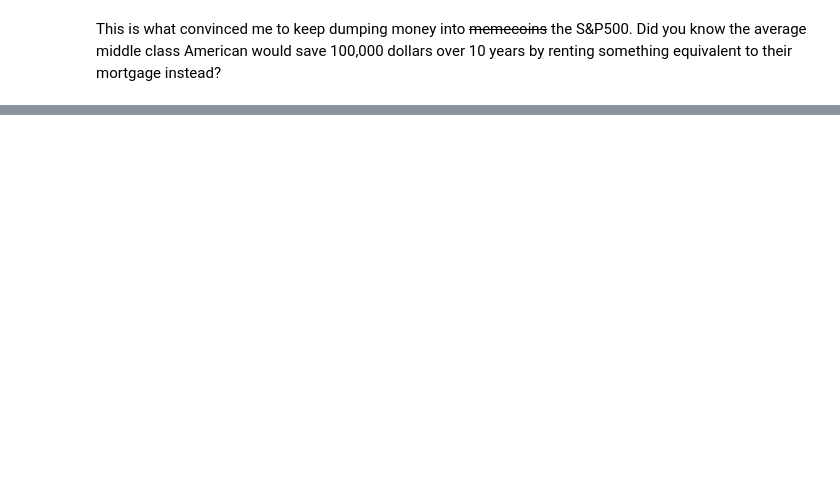
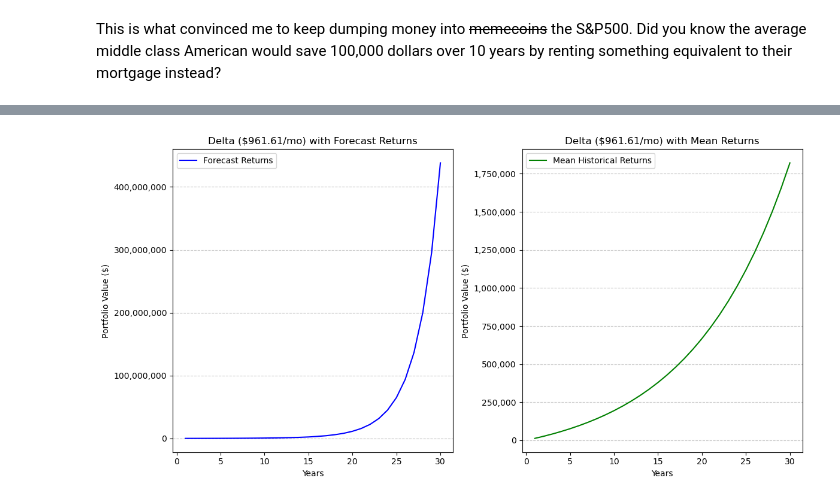
Before and after one commit to tfrum/frum-portfolio, a Jupyter notebook: python/frums_public_tools/jupyter-tools/mortgage_visualizer.ipynb, the cells around one changed output, grey strips where cells are left out. Cells and saved outputs as stored; diff of their text form; code cells hidden in the pictures; blank space fills up the shorter version.

```diff
--- a/python/frums_public_tools/jupyter-tools/mortgage_visualizer.ipynb
+++ b/python/frums_public_tools/jupyter-tools/mortgage_visualizer.ipynb
@@ -75,0 +242,69 @@ generate_mortgage_chart_with_down_payment(
+# %%
+def calc_delta_investment_array(forecast_returns):
+    portfolio_values = []
+    current_value = 0.0
+    for i in range(years):
+        current_value += 12 * delta  # Add one year's worth of monthly deposits
+        rate = forecast_returns[i] if i < len(forecast_returns) else forecast_returns[-1]
+        current_value *= (1 + rate)  # Annual compounding
+        portfolio_values.append(current_value)
+    return portfolio_values
+
+def calc_constant_mean_investment_array(mean_return, term_years):
+    portfolio_values = []
+    current_value = 0.0
+    for i in range(term_years):
+        current_value += 12 * delta  # Add one year's worth of monthly deposits
+        current_value *= (1 + mean_return)  # Annual compounding with mean return
+        portfolio_values.append(current_value)
+    return portfolio_values
+
+def plot_comparison_charts(portfolio_values_forecast, portfolio_values_mean, term_years):
+    x_axis_years = range(1, term_years + 1)
+
+    plt.figure(figsize=(12, 6))
+
+    # Chart 1: Using forecasted returns
+    plt.subplot(1, 2, 1)
+    plt.plot(x_axis_years, portfolio_values_forecast, color='blue', label='Forecast Returns')
+    plt.title(f'Delta (${delta:.2f}/mo) with Forecast Returns')
+    plt.xlabel('Years')
+    plt.ylabel('Portfolio Value ($)')
+    plt.gca().yaxis.set_major_formatter(FuncFormatter(lambda x, _: f"{int(x):,}"))
+    plt.grid(axis='y', linestyle='--', alpha=0.7)
+    plt.legend()
+
+    # Chart 2: Using mean of historical returns
+    plt.subplot(1, 2, 2)
+    plt.plot(x_axis_years, portfolio_values_mean, color='green', label='Mean Historical Returns')
+    plt.title(f'Delta (${delta:.2f}/mo) with Mean Returns')
+    plt.xlabel('Years')
+    plt.ylabel('Portfolio Value ($)')
+    plt.gca().yaxis.set_major_formatter(FuncFormatter(lambda x, _: f"{int(x):,}"))
+    plt.grid(axis='y', linestyle='--', alpha=0.7)
+    plt.legend()
+
+    plt.tight_layout()
+    plt.show()
+
+# historical mean data for a better estimate
+sp_data = {
+    'Year': list(range(2000, 2025)),
+    'AnnualReturn': [
+        -0.091, -0.119, -0.221,  0.287,  0.109,  0.049,  0.158,  0.055,
+        -0.370,  0.265,  0.151,  0.021,  0.160,  0.324,  0.137,  0.014,
+         0.119,  0.218, -0.044,  0.315,  0.184,  0.287, -0.181,
+         0.25,   # 2023 estimate
+         0.25    # 2024 estimate
+    ]
+}
+sp_df = pd.DataFrame(sp_data)
+mean_return = sp_df['AnnualReturn'].mean()
+
+portfolio_values_forecast = calc_delta_investment_array(forecast_returns)
+portfolio_values_mean = calc_constant_mean_investment_array(mean_return, years)
+
+# Plot the comparison
+plot_comparison_charts(portfolio_values_forecast, portfolio_values_mean, years)
+# %% [output]
+[figure, added]
```
Also changed, not shown: parts of 5 cells of this notebook, 2 other files.
